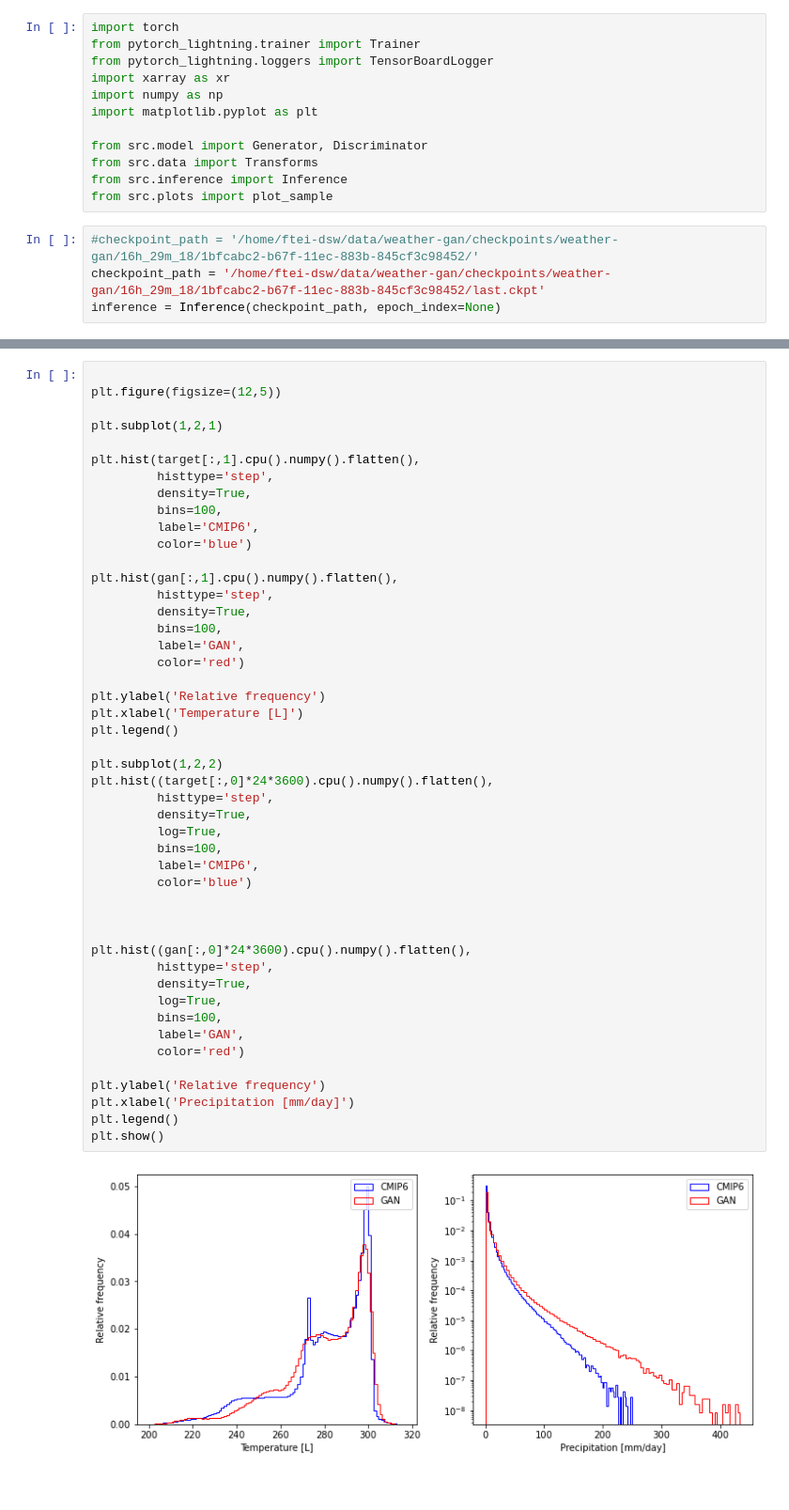
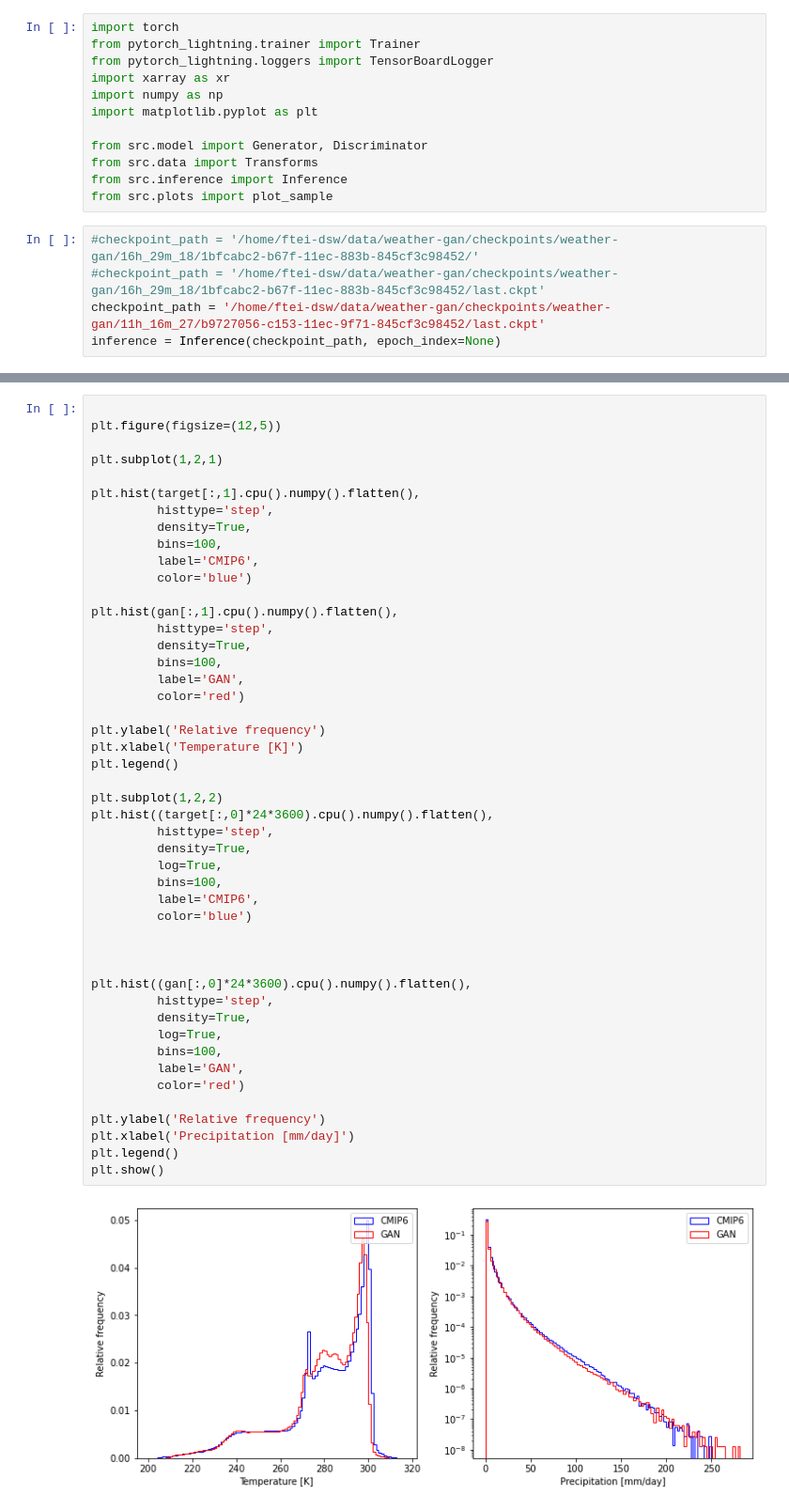
Before and after one commit to p-hss/weather-gan, a Jupyter notebook: notebooks/dev-inference.ipynb, the cells around one changed output, grey strips where cells are left out. Shown: that part at 94% size. Cells and saved outputs as stored; diff of their text form.

```diff
--- a/notebooks/dev-inference.ipynb
+++ b/notebooks/dev-inference.ipynb
@@ -24,7 +24,8 @@ from src.inference import Inference
 from src.plots import plot_sample
 # %%
 #checkpoint_path = '/home/ftei-dsw/data/weather-gan/checkpoints/weather-gan/16h_29m_18/1bfcabc2-b67f-11ec-883b-845cf3c98452/'
-checkpoint_path = '/home/ftei-dsw/data/weather-gan/checkpoints/weather-gan/16h_29m_18/1bfcabc2-b67f-11ec-883b-845cf3c98452/last.ckpt'
+#checkpoint_path = '/home/ftei-dsw/data/weather-gan/checkpoints/weather-gan/16h_29m_18/1bfcabc2-b67f-11ec-883b-845cf3c98452/last.ckpt'
+checkpoint_path = '/home/ftei-dsw/data/weather-gan/checkpoints/weather-gan/11h_16m_27/b9727056-c153-11ec-9f71-845cf3c98452/last.ckpt'
 inference = Inference(checkpoint_path, epoch_index=None)
 # %%
 gan = inference.run()
@@ -71,32 +74,32 @@ plt.hist(gan[:,1].cpu().numpy().flatten(),
          label='GAN',
          color='red')
 
 plt.ylabel('Relative frequency')
-plt.xlabel('Temperature [L]')
+plt.xlabel('Temperature [K]')
 plt.legend()
 
 plt.subplot(1,2,2)
 plt.hist((target[:,0]*24*3600).cpu().numpy().flatten(),
          histtype='step',
          density=True,
          log=True,
          bins=100,
          label='CMIP6',
          color='blue')
 
 
 
 plt.hist((gan[:,0]*24*3600).cpu().numpy().flatten(),
          histtype='step',
          density=True,
          log=True,
          bins=100,
          label='GAN',
          color='red')
 
 plt.ylabel('Relative frequency')
 plt.xlabel('Precipitation [mm/day]')
 plt.legend()
 plt.show()
 # %% [output]
-[figure, old version]
+[figure, new version]
```
Also changed, not shown: parts of 3 cells of this notebook, 2 other files.
